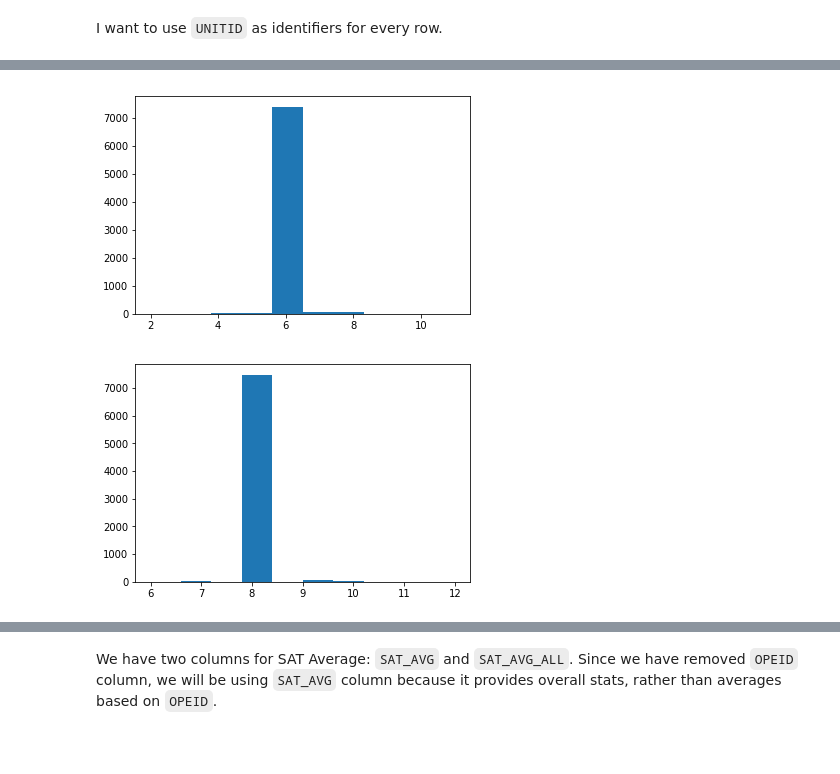
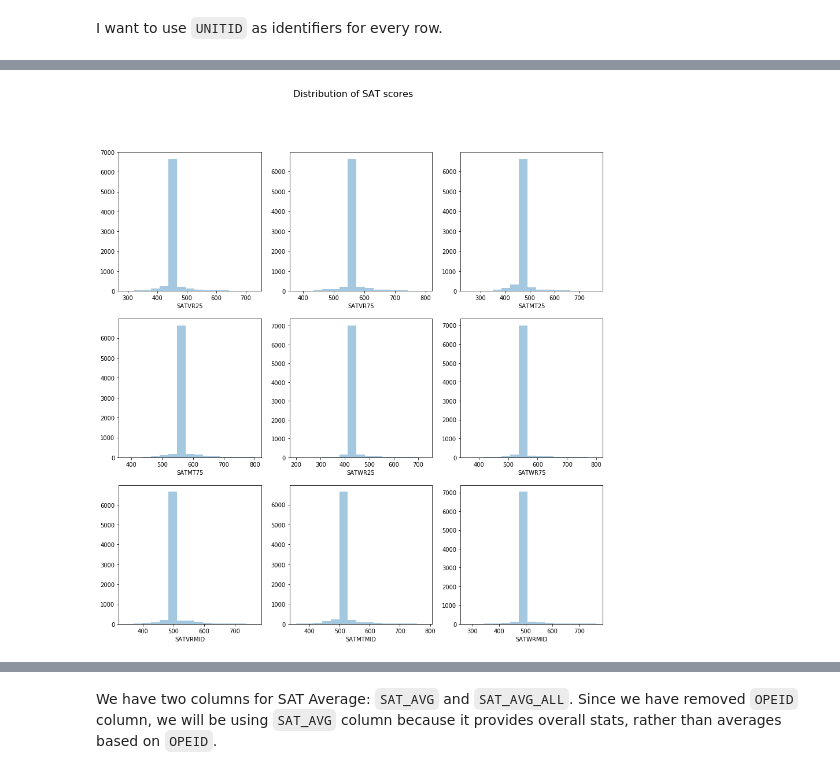
Before and after one commit to sanjeevai/ML-Capstone, a Jupyter notebook: project.ipynb, the cells around one changed output, grey strips where cells are left out. Cells and saved outputs as stored; diff of their text form; code cells hidden in the pictures; blank space fills up the shorter version.

Commit message:
Update visualizations

```diff
--- a/project.ipynb
+++ b/project.ipynb
@@ -555,3 +430,0 @@ plt.hist(df['ACTMT25'])
-# %%
-df['ACTMT75'].fillna(df['ACTMT75'].median(), inplace = True)
-plt.hist(df['ACTMT75']);
@@ -560,10 +431,22 @@ plt.hist(df['ACTMT75']);
-# %%
-df['ACTWR25'].fillna(df['ACTWR25'].median(), inplace = True)
-plt.hist(df['ACTWR25']);
-# %% [output]
-[figure, removed]
-# %%
-df['ACTWR75'].fillna(df['ACTWR75'].median(), inplace = True)
-plt.hist(df['ACTWR75']);
-# %% [output]
-[figure, removed]
+# %%
+#df.columns[21:44]
+
+# replacing null values with respective median for SAT and ACT scores
+
+for col in df.columns[21:44]:
+    df[col].fillna(df[col].median(), inplace = True)
+# %%
+f, ((ax1, ax2, ax3), (ax4, ax5, ax6), (ax7, ax8, ax9)) = plt.subplots(3, 3, figsize=(15,15))
+f.suptitle("Distribution of SAT scores", fontsize=16)
+sns.distplot(df['SATVR25'], ax=ax1, kde=False, bins=15)
+sns.distplot(df['SATVR75'], ax=ax2, kde=False, bins=15)
+sns.distplot(df['SATMT25'], ax=ax3, kde=False, bins=15)
+sns.distplot(df['SATMT75'], ax=ax4, kde=False, bins=15)
+sns.distplot(df['SATWR25'], ax=ax5, kde=False, bins=15)
+sns.distplot(df['SATWR75'], ax=ax6, kde=False, bins=15)
+sns.distplot(df['SATVRMID'], ax=ax7, kde=False, bins=15)
+sns.distplot(df['SATMTMID'], ax=ax8, kde=False, bins=15)
+sns.distplot(df['SATWRMID'], ax=ax9, kde=False, bins=15)
+plt.savefig("./img/sat.png")
+# %% [output]
+[figure, added]
```
Also changed, not shown: parts of 112 cells of this notebook, 2 other files.
